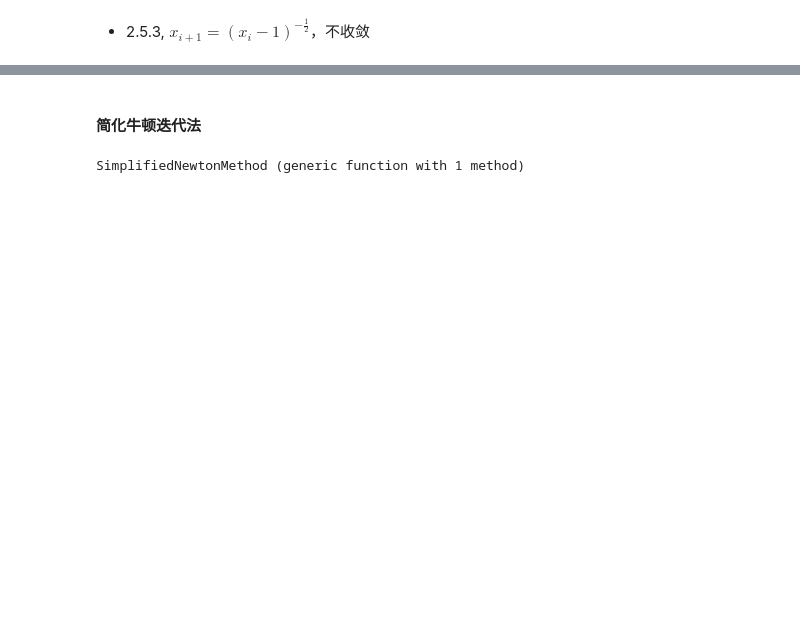
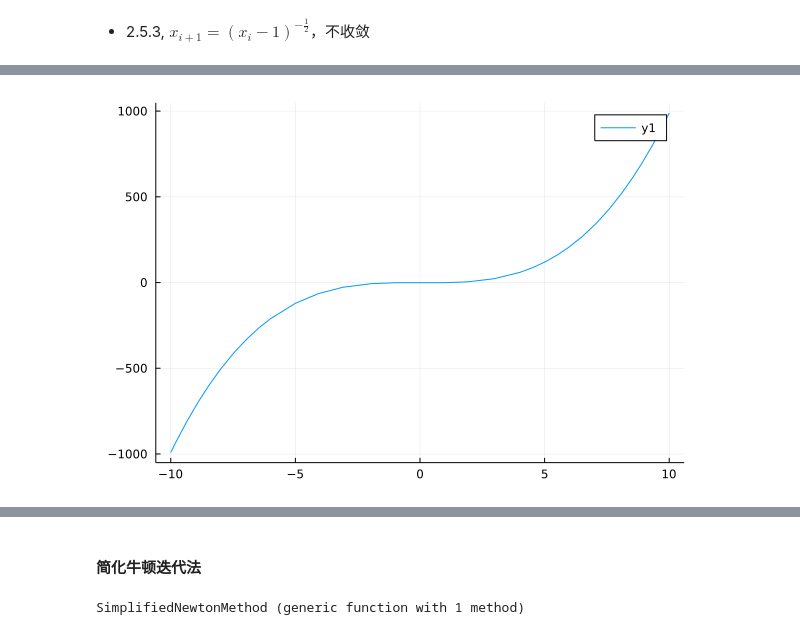
Before and after one commit to efJerryYang/computational-methods, a Jupyter notebook: numerical_analysis_note.ipynb, the cells around one changed output, grey strips where cells are left out. Cells and saved outputs as stored; diff of their text form; code cells hidden in the pictures; blank space fills up the shorter version.

```diff
--- a/numerical_analysis_note.ipynb
+++ b/numerical_analysis_note.ipynb
@@ -171,0 +182,6 @@ x = -1.5251022548143218
+# %%
+f4(x) = x^3 - x - 1
+df4(x) = 3x^2 - 1
+plot(f4,-10,10)
+# %% [output]
+[figure, added]
```
Also changed, not shown: parts of 30 cells of this notebook.
